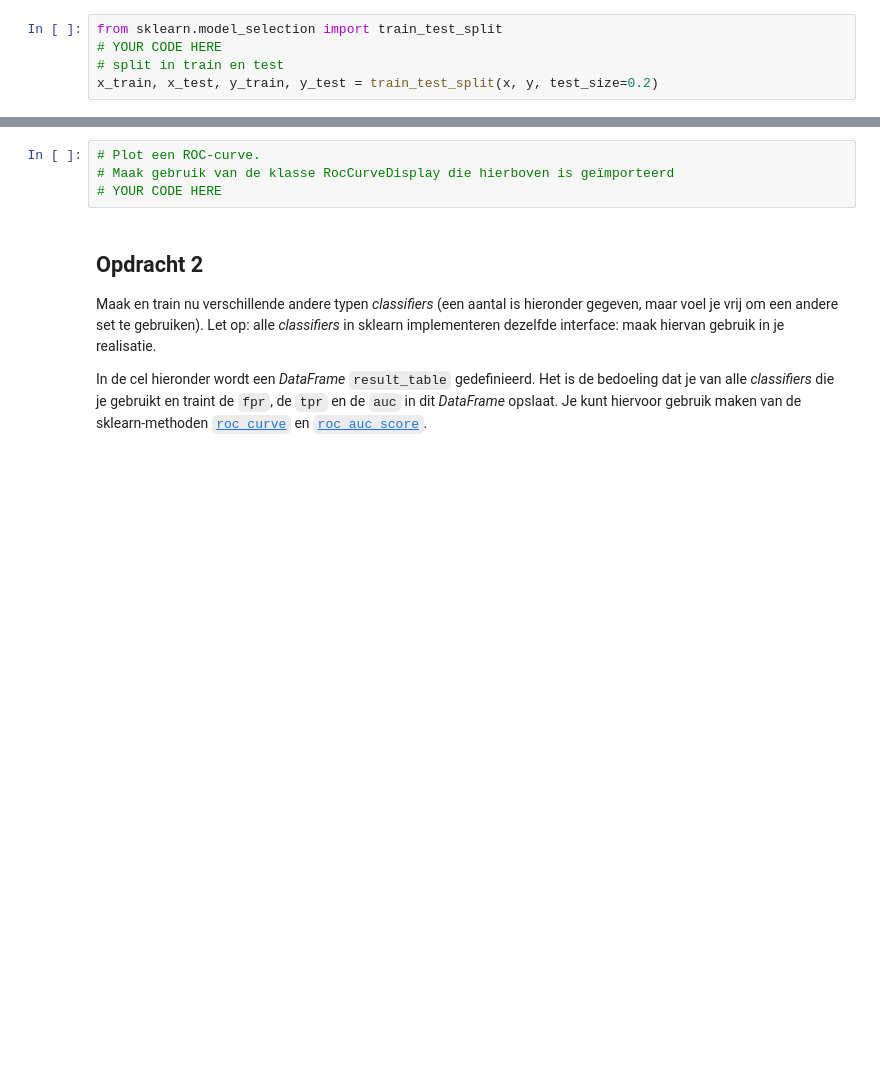
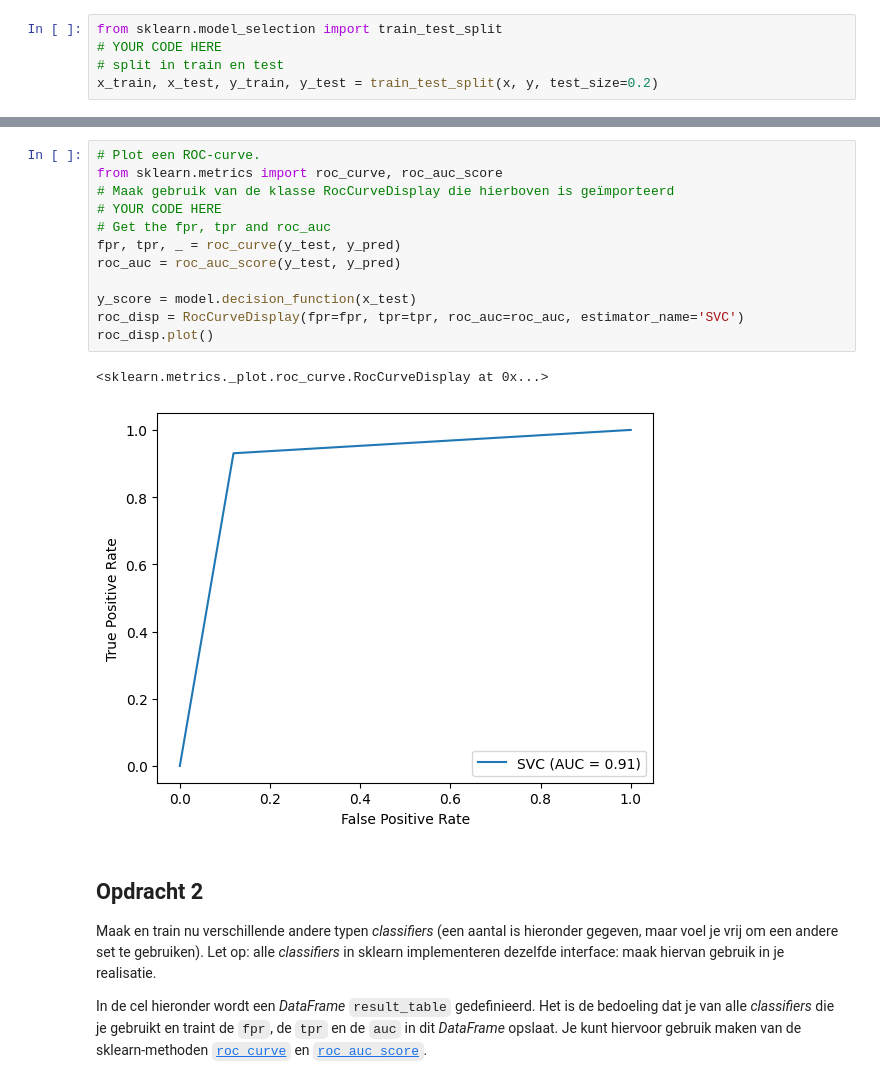
Before and after one commit to graatje/Machine-Learning, a Jupyter notebook: Opdracht model-evaluatie.ipynb, the cells around one changed output, grey strips where cells are left out. Saved outputs shown, nothing was run; the diff lists cells and outputs as text; blank space fills up the shorter version.

```diff
--- a/Opdracht model-evaluatie.ipynb
+++ b/Opdracht model-evaluatie.ipynb
@@ -101,7 +111,18 @@ model.fit(x_train, y_train)
 # %%
 # Plot een ROC-curve.
+from sklearn.metrics import roc_curve, roc_auc_score
 # Maak gebruik van de klasse RocCurveDisplay die hierboven is geïmporteerd
 # YOUR CODE HERE
+# Get the fpr, tpr and roc_auc
+fpr, tpr, _ = roc_curve(y_test, y_pred)
+roc_auc = roc_auc_score(y_test, y_pred)
+
+y_score = model.decision_function(x_test)
+roc_disp = RocCurveDisplay(fpr=fpr, tpr=tpr, roc_auc=roc_auc, estimator_name='SVC')
+roc_disp.plot()
+# %% [output]
+<sklearn.metrics._plot.roc_curve.RocCurveDisplay at 0x...>
+[figure, added]
 # %% [markdown]
 ## Opdracht 2
 
```
Also changed, not shown: parts of 3 cells of this notebook.
